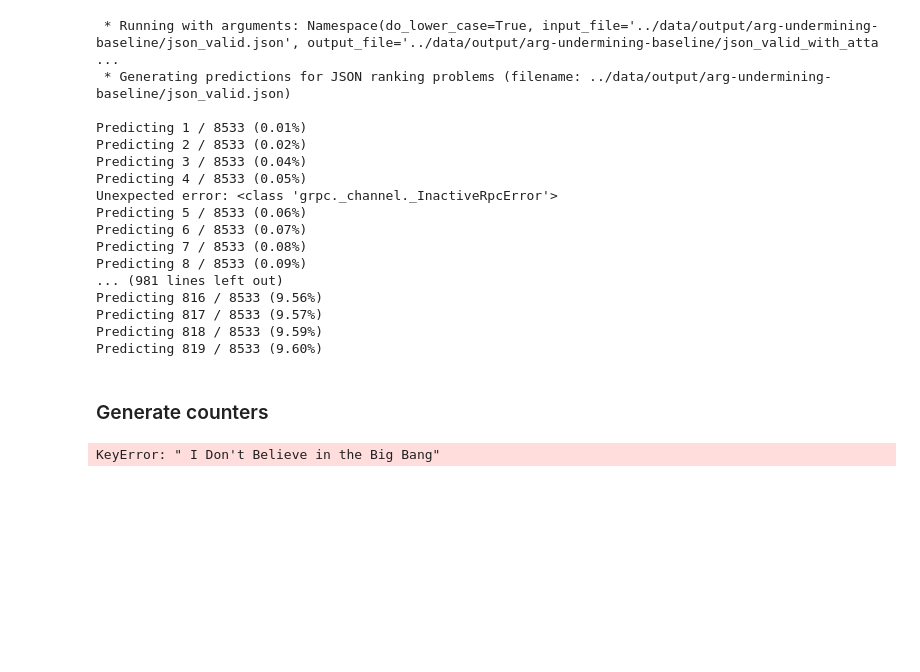
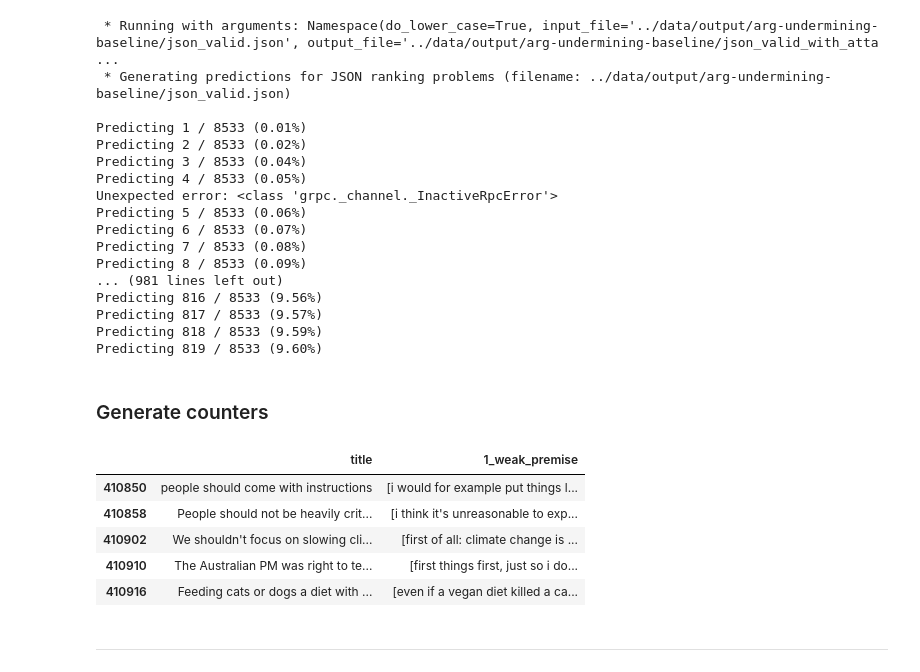
Before and after one commit to webis-de/eacl23-conclusion-based-counter-argument-generation, a Jupyter notebook: src-ipynb/baseline_model.ipynb, the cells around one changed output. Drawn from its saved outputs; the diff is of its cells as text; code cells hidden in the pictures; blank space fills up the shorter version.

```diff
--- a/src-ipynb/baseline_model.ipynb
+++ b/src-ipynb/baseline_model.ipynb
@@ -78,8 +76,19 @@ Predicting 819 / 8533 (9.60%)
 ### Generate counters
 # %%
 #load weak premises
-weak_premises = json.load(open('/home/sile2804/data-ceph/arguana/arg-generation/argument-undermining/data/vul_detection/listwise-pred-jo-test-tmp.json'))
+weak_premises = json.load(open('../data/output/arg-undermining-baseline/json_valid_with_attacked_premises.json'))
-# %%
-valid_df['premise_attackability'] = valid_df.title.apply(lambda x: title_to_documents[x])
-# %% [output]
-KeyError: " I Don't Believe in the Big Bang"
+# %%
+title_to_comments = {x['queryText']: [d for d in x['documents']] for x in weak_premises['rankingProblemsOutput']}
+# %%
+test_df['1_weak_premise'] = test_df.title.apply(lambda x: [x['docText'] for x in sorted(title_to_comments[x], key=lambda x: -x['score'])[:1]])
+test_df['3_weak_premises'] = test_df.title.apply(lambda x: [x['docText'] for x in sorted(title_to_comments[x], key=lambda x: -x['score'])[:3]])
+test_df['claim'] = test_df.title
+# %%
+test_df[["title", "1_weak_premise"]].head()
+# %% [output]
+|  | title | 1_weak_premise |
+| 410850 | people should come with instructions | [i would for example put things l... |
+| 410858 | People should not be heavily crit... | [i think it's unreasonable to exp... |
+| 410902 | We shouldn't focus on slowing cli... | [first of all: climate change is ... |
+| 410910 | The Australian PM was right to te... | [first things first, just so i do... |
+| 410916 | Feeding cats or dogs a diet with ... | [even if a vegan diet killed a ca... |
@@ -85,0 +112,2 @@ KeyError: " I Don't Believe in the Big Bang"
+# %% [markdown]
+------
```
Also changed, not shown: parts of 7 cells of this notebook, 2 other files.
